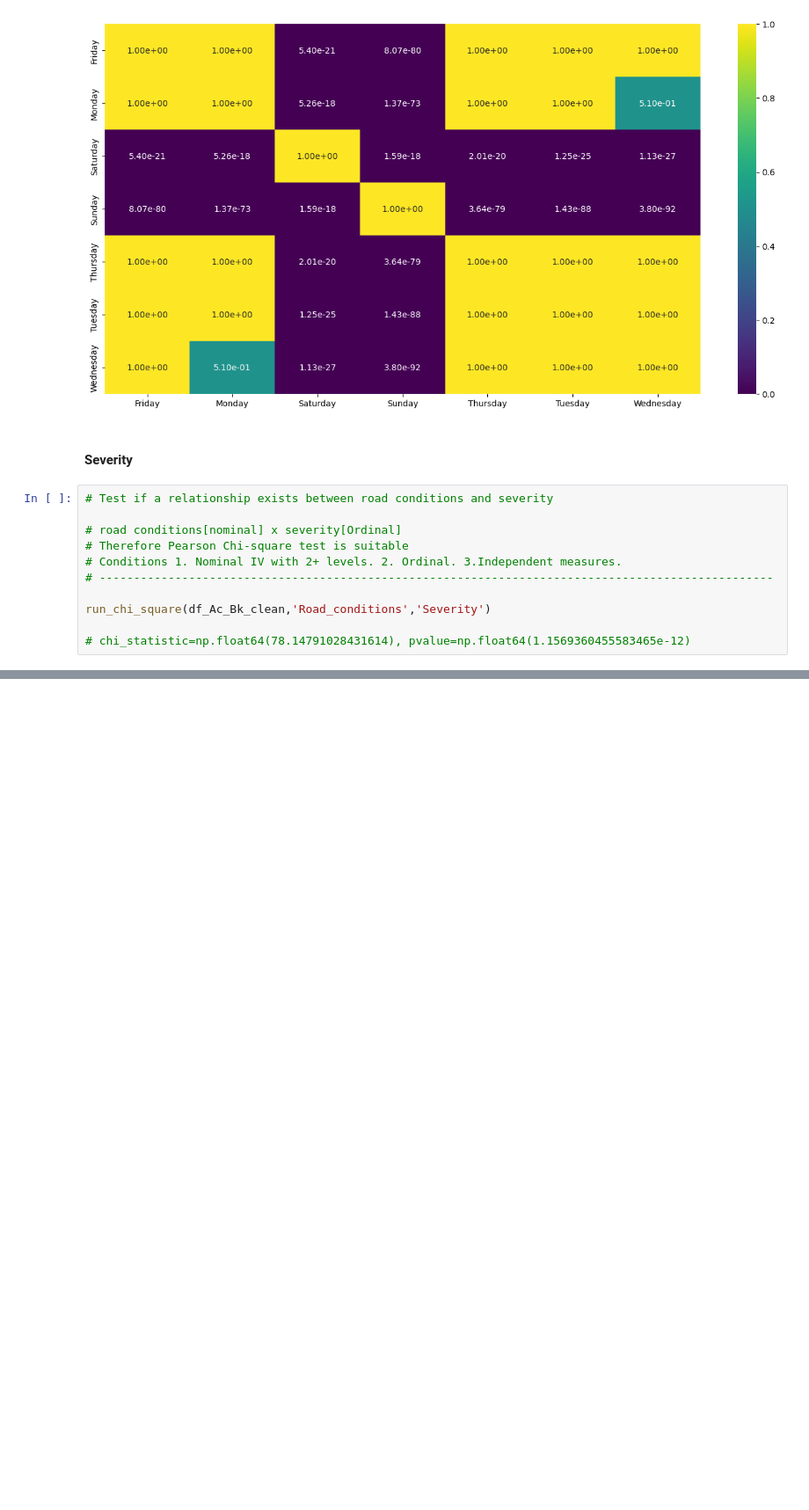
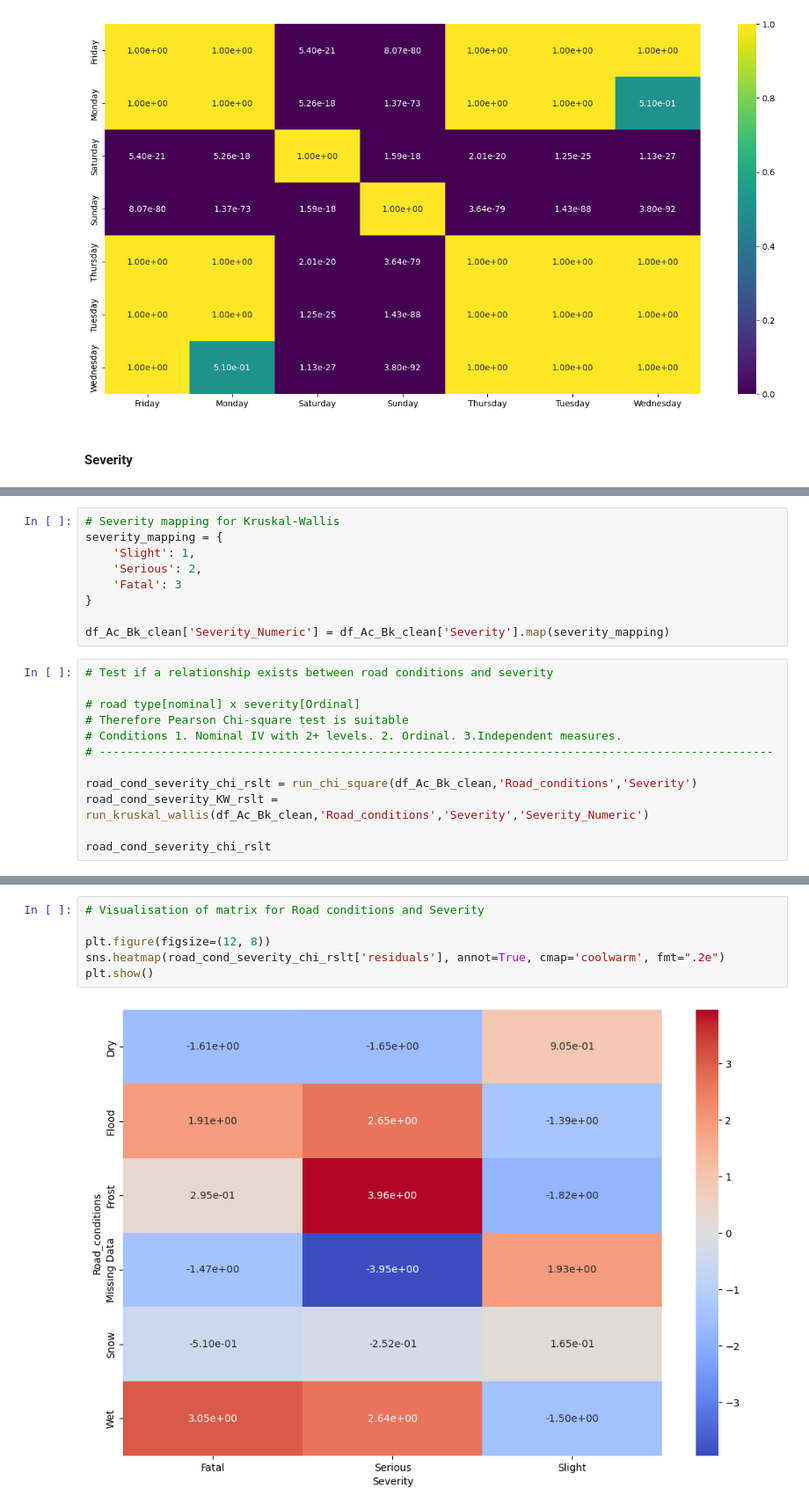
Before and after one commit to mchase007/EDA_UK_Bicycle_Accidents_1979_2018, a Jupyter notebook: EDA_BicycleAccidents.ipynb, the cells around one changed output, grey strips where cells are left out. Shown at 88% size. Saved outputs shown, nothing was run; the diff lists cells and outputs as text; blank space fills up the shorter version.

```diff
--- a/EDA_BicycleAccidents.ipynb
+++ b/EDA_BicycleAccidents.ipynb
@@ -1856,14 +1910,3 @@ plt.show()
 [figure]
 # %% [markdown]
 #### Severity
-# %%
-# Test if a relationship exists between road conditions and severity
-
-# road conditions[nominal] x severity[Ordinal]
-# Therefore Pearson Chi-square test is suitable
-# Conditions 1. Nominal IV with 2+ levels. 2. Ordinal. 3.Independent measures.
-# --------------------------------------------------------------------------------------------------
-
-run_chi_square(df_Ac_Bk_clean,'Road_conditions','Severity')
-
-# chi_statistic=np.float64(78.14791028431614), pvalue=np.float64(1.1569360455583465e-12)
@@ -1887,0 +1913,21 @@ run_chi_square(df_Ac_Bk_clean,'Road_conditions','Severity')
+# %%
+# Severity mapping for Kruskal-Wallis
+severity_mapping = {
+    'Slight': 1,
+    'Serious': 2,
+    'Fatal': 3
+}
+
+df_Ac_Bk_clean['Severity_Numeric'] = df_Ac_Bk_clean['Severity'].map(severity_mapping)
+# %%
+# Test if a relationship exists between road conditions and severity
+
+# road type[nominal] x severity[Ordinal]
+# Therefore Pearson Chi-square test is suitable
+# Conditions 1. Nominal IV with 2+ levels. 2. Ordinal. 3.Independent measures.
+# --------------------------------------------------------------------------------------------------
+
+road_cond_severity_chi_rslt = run_chi_square(df_Ac_Bk_clean,'Road_conditions','Severity')
+road_cond_severity_KW_rslt = run_kruskal_wallis(df_Ac_Bk_clean,'Road_conditions','Severity','Severity_Numeric')
+
+road_cond_severity_chi_rslt
@@ -1888,3 +1952,11 @@ run_chi_square(df_Ac_Bk_clean,'Road_conditions','Severity')
+# %%
+# Visualisation of matrix for Road conditions and Severity
+
+plt.figure(figsize=(12, 8))
+sns.heatmap(road_cond_severity_chi_rslt['residuals'], annot=True, cmap='coolwarm', fmt=".2e")
+plt.show()
+# %% [output]
+[figure, added]
 # %%
 # Test if a relationship exists between road type and severity
 
```
Also changed, not shown: parts of 44 cells of this notebook.
